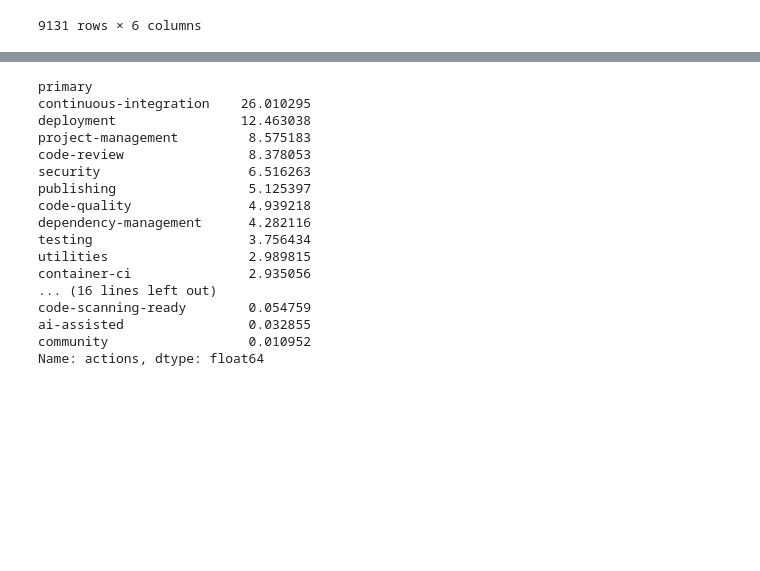
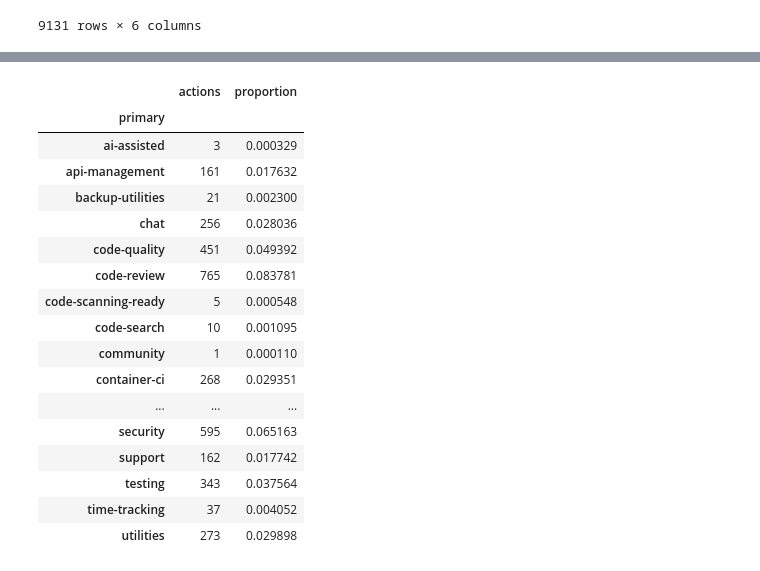
Before and after one commit to GuillaumeKerckhofs/data-analysis, a Jupyter notebook: notebooks/questions.ipynb, the cells around one changed output, grey strips where cells are left out. Saved outputs shown, nothing was run; the diff lists cells and outputs as text; code cells hidden in the pictures; blank space fills up the shorter version.

```diff
--- a/notebooks/questions.ipynb
+++ b/notebooks/questions.ipynb
@@ -286,21 +298,22 @@ Name: actions, dtype: int64
 # %%
-df_proportion = df_actions.groupby(['primary']).count()['actions']/df_actions.groupby(['primary']).count()['actions'].sum()*100
-df_proportion.sort_values(ascending=False)
+df_grouped["proportion"] = df_grouped / df_grouped.sum()
+df_grouped
 # %% [output]
-primary
-continuous-integration    26.010295
-deployment                12.463038
-project-management         8.575183
-code-review                8.378053
-security                   6.516263
-publishing                 5.125397
-code-quality               4.939218
-dependency-management      4.282116
-testing                    3.756434
-utilities                  2.989815
-container-ci               2.935056
-... (16 lines left out)
-code-scanning-ready        0.054759
-ai-assisted                0.032855
-community                  0.010952
-Name: actions, dtype: float64
+|  | actions | proportion |
+| primary |  |  |
+| ai-assisted | 3 | 0.000329 |
+| api-management | 161 | 0.017632 |
+| backup-utilities | 21 | 0.002300 |
+| chat | 256 | 0.028036 |
+| code-quality | 451 | 0.049392 |
+| code-review | 765 | 0.083781 |
+| code-scanning-ready | 5 | 0.000548 |
+| code-search | 10 | 0.001095 |
+| community | 1 | 0.000110 |
+| container-ci | 268 | 0.029351 |
+| ... | ... | ... |
+| security | 595 | 0.065163 |
+| support | 162 | 0.017742 |
+| testing | 343 | 0.037564 |
+| time-tracking | 37 | 0.004052 |
+| utilities | 273 | 0.029898 |
```
Also changed, not shown: parts of 9 cells of this notebook.
